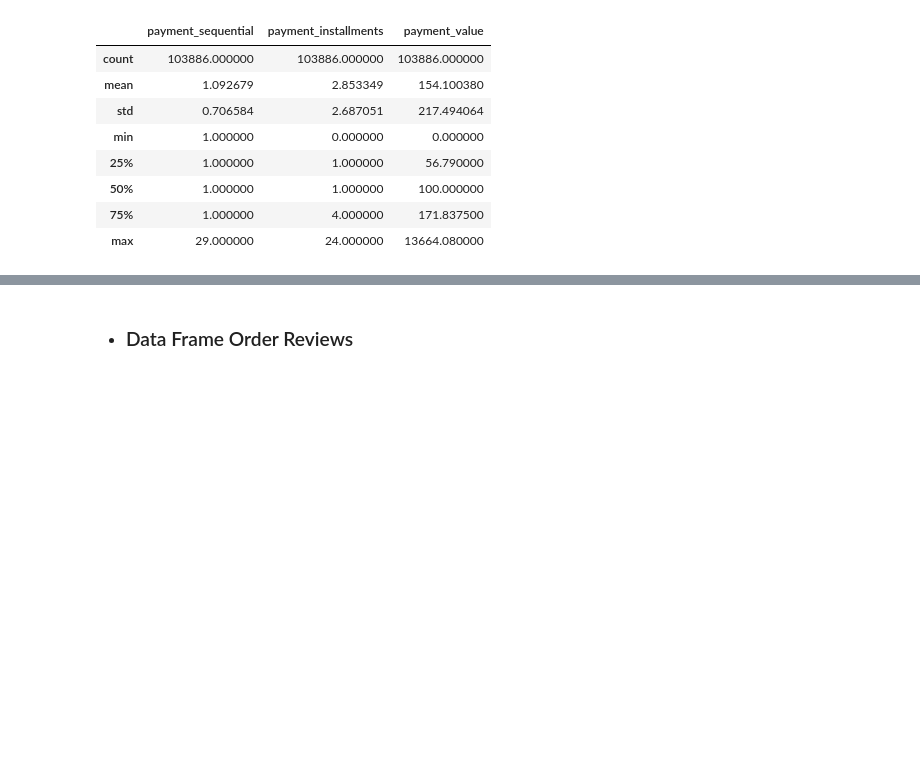
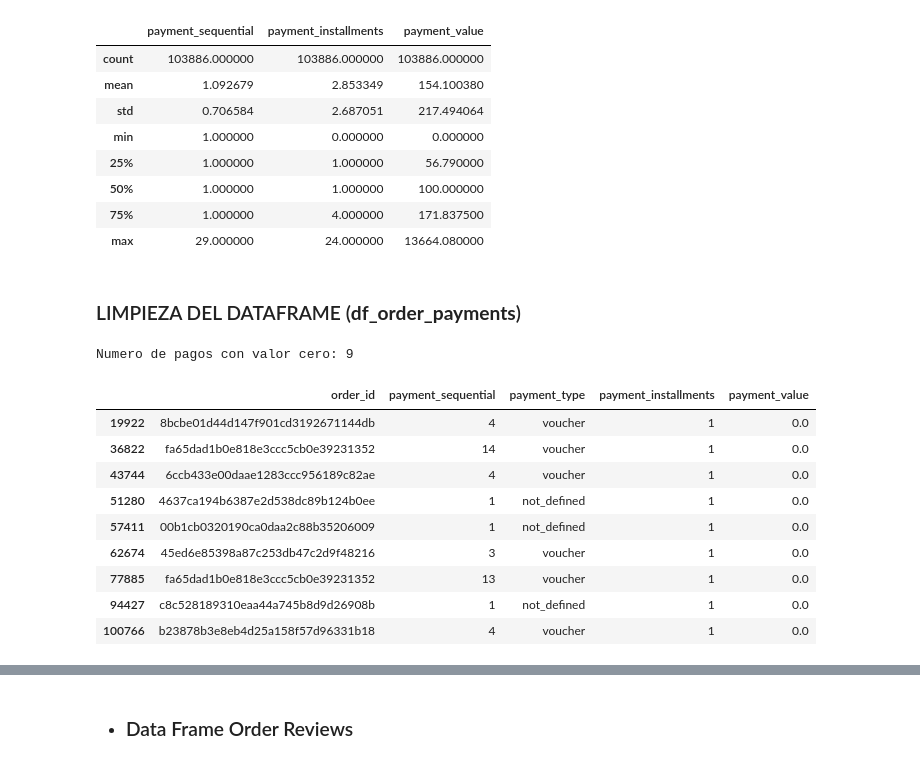
Before and after one commit to wilhayla/THE_HATCH_DATA_SCIENCE_OLIST_CHALLENGE, a Jupyter notebook: notbooks/01_EDA_Data_Preparation_Chrurn.ipynb, the cells around one changed output, grey strips where cells are left out. Cells and saved outputs as stored; diff of their text form; code cells hidden in the pictures; blank space fills up the shorter version.

```diff
--- a/notbooks/01_EDA_Data_Preparation_Chrurn.ipynb
+++ b/notbooks/01_EDA_Data_Preparation_Chrurn.ipynb
@@ -227,3 +229,32 @@ df_order_payments.describe()
 | 50% | 1.000000 | 1.000000 | 100.000000 |
 | 75% | 1.000000 | 4.000000 | 171.837500 |
 | max | 29.000000 | 24.000000 | 13664.080000 |
+# %% [markdown]
+### LIMPIEZA DEL DATAFRAME (**df_order_payments**)
+# %%
+# Filtrar las filas que tienen en la columna 'payment_value' valor igual a cero.
+# Utilizar la tecnica de Indexacion Booleana (Boolean Indexing) para crear una mascara que identifique y seleccione solo esas filas.
+
+# 1. Definir la Condicion (la Mascara Booleana)
+# Creamos una Serie de Pandas de True/False donde True indica que payment_value es CERO.
+mask_cero_payment = (df_order_payments['payment_value'] == 0.00)
+
+# 2. Aplicar la mascara para filtrar.
+# Seleccionamos solo las filas donde la mascara es True.
+filas_con_pago_cero = df_order_payments[mask_cero_payment]
+
+# 3. Mostrar resultado.
+print(f"Numero de pagos con valor cero: {filas_con_pago_cero.shape[0]}")
+filas_con_pago_cero.head(10)
+# %% [output]
+Numero de pagos con valor cero: 9
+|  | order_id | payment_sequential | payment_type | payment_installments | payment_value |
+| 19922 | 8bcbe01d44d147f901cd3192671144db | 4 | voucher | 1 | 0.0 |
+| 36822 | fa65dad1b0e818e3ccc5cb0e39231352 | 14 | voucher | 1 | 0.0 |
+| 43744 | 6ccb433e00daae1283ccc956189c82ae | 4 | voucher | 1 | 0.0 |
+| 51280 | 4637ca194b6387e2d538dc89b124b0ee | 1 | not_defined | 1 | 0.0 |
+| 57411 | 00b1cb0320190ca0daa2c88b35206009 | 1 | not_defined | 1 | 0.0 |
+| 62674 | 45ed6e85398a87c253db47c2d9f48216 | 3 | voucher | 1 | 0.0 |
+| 77885 | fa65dad1b0e818e3ccc5cb0e39231352 | 13 | voucher | 1 | 0.0 |
+| 94427 | c8c528189310eaa44a745b8d9d26908b | 1 | not_defined | 1 | 0.0 |
+| 100766 | b23878b3e8eb4d25a158f57d96331b18 | 4 | voucher | 1 | 0.0 |
```
Also changed, not shown: parts of 6 cells of this notebook.
